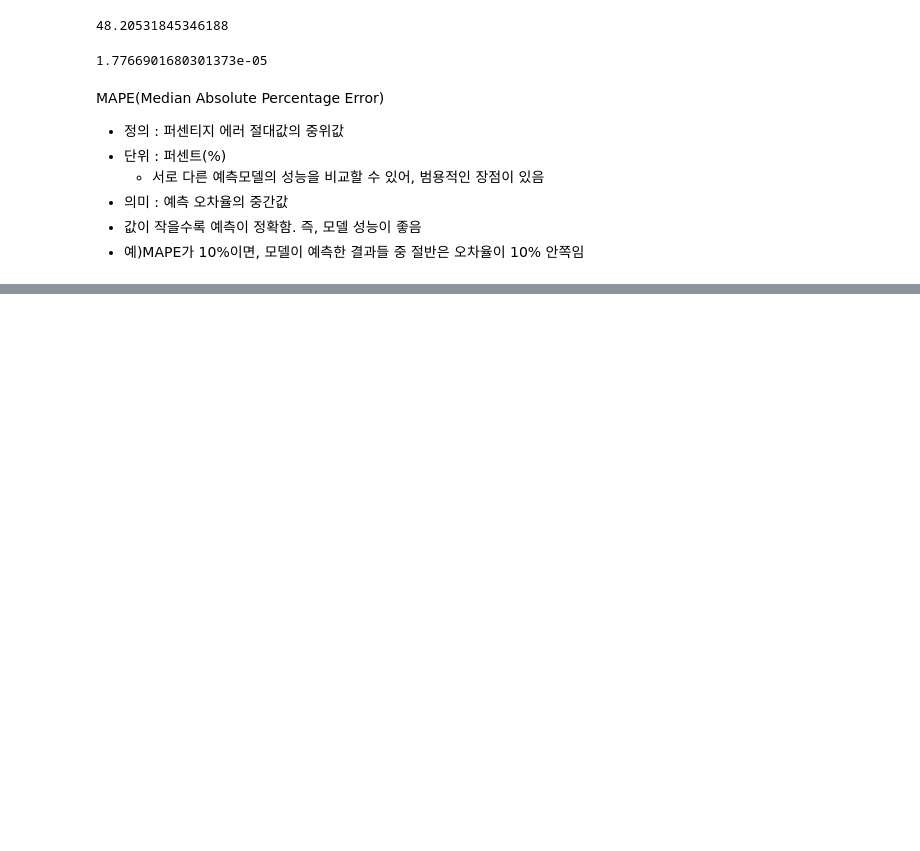
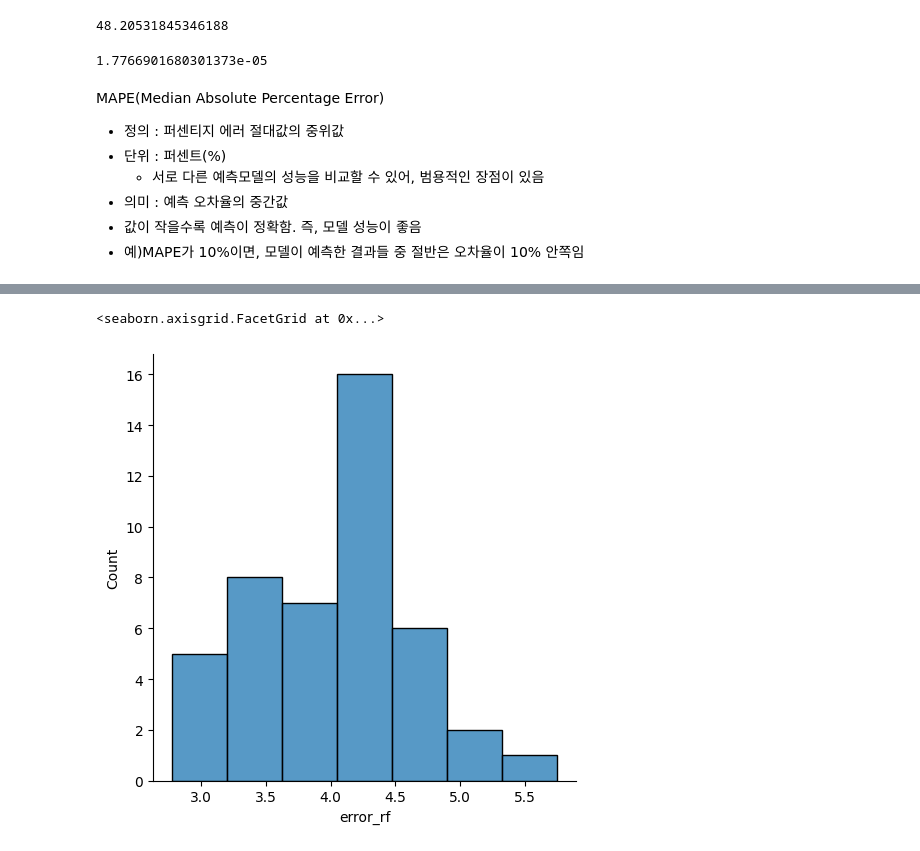
Before and after one commit to HongSeongMo/Airbnb, a Jupyter notebook: Copy_of_airbnb_lecture_6.ipynb, the cells around one changed output, grey strips where cells are left out. Cells and saved outputs as stored; diff of their text form; code cells hidden in the pictures; blank space fills up the shorter version.

```diff
--- a/Copy_of_airbnb_lecture_6.ipynb
+++ b/Copy_of_airbnb_lecture_6.ipynb
@@ -211,0 +229,3 @@ MAPE(Median Absolute Percentage Error)
+# %%
+y_train['error_rf'] = np.abs(y_train['pred_rf'] - y_train['revenue'])
+y_train['error_xgb'] = np.abs(y_train['pred_xgb'] - y_train['revenue'])
@@ -211,0 +256,9 @@ MAPE(Median Absolute Percentage Error)
+# %%
+# 로그 변환
+y_train['error_rf'] = np.log10(y_train['error_rf'])
+y_train['error_xgb'] = np.log10(y_train['error_xgb'])
+# %%
+sns.displot(data = y_train, x='error_rf')
+# %% [output]
+<seaborn.axisgrid.FacetGrid at 0x...>
+[figure, added]
```
Also changed, not shown: parts of 7 cells of this notebook.
